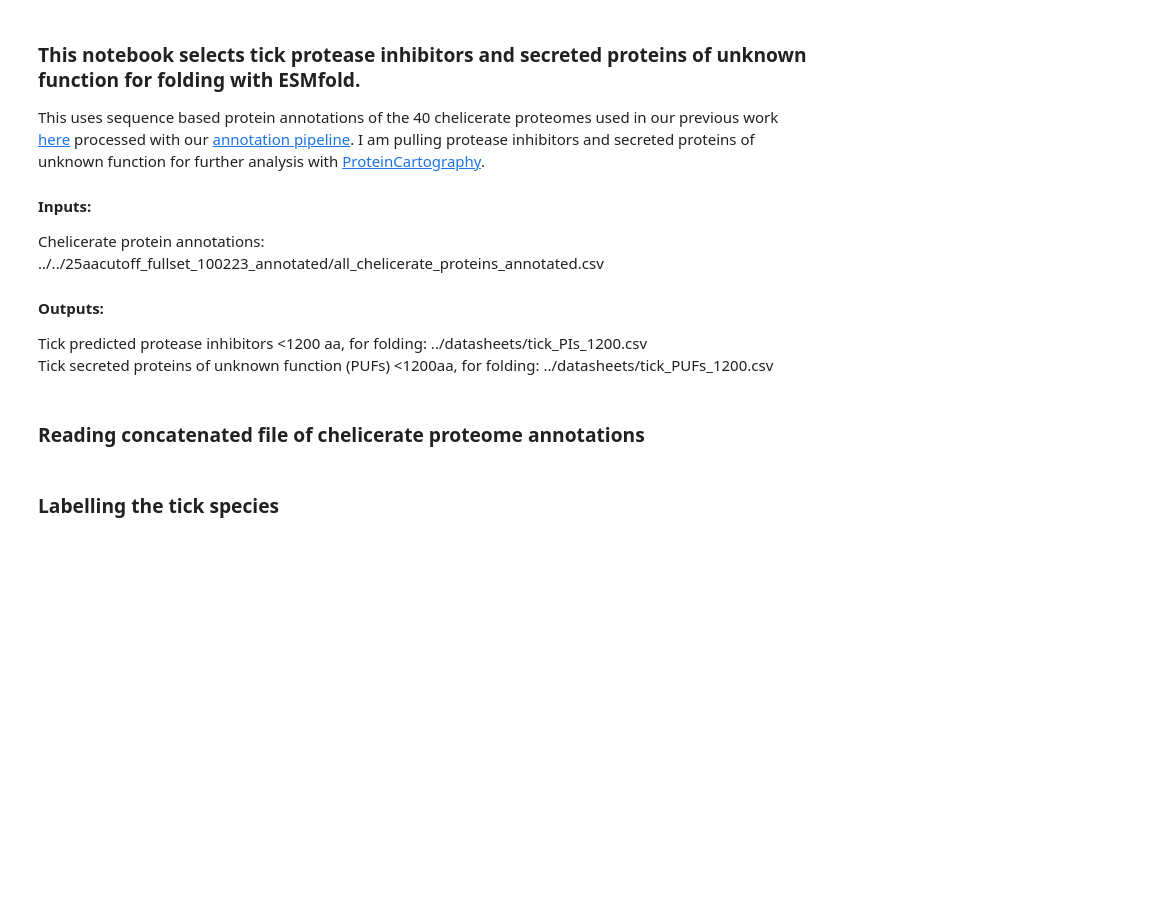
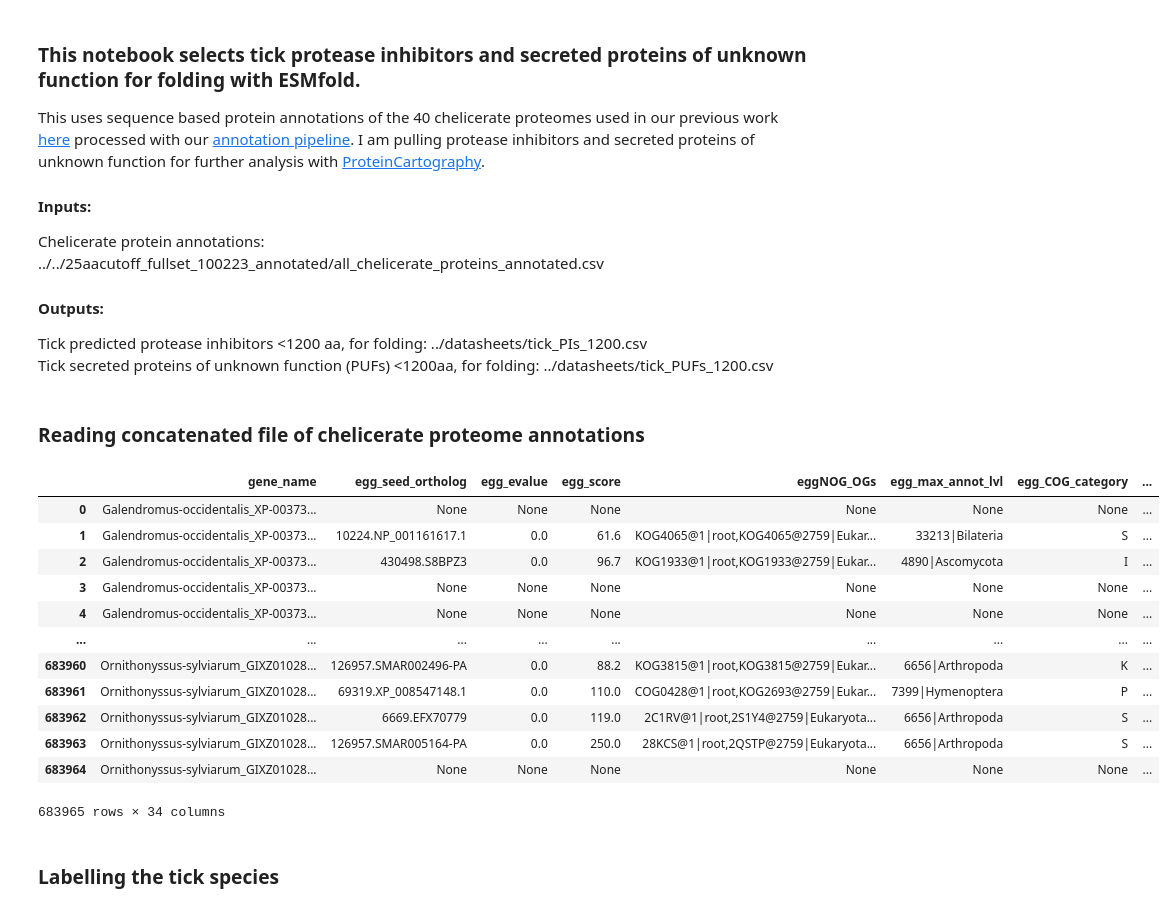
Before and after one commit to Arcadia-Science/2025-pi-disco-pub, a Jupyter notebook: notebooks/01_get_proteins.ipynb, the cells around one changed output. Saved outputs shown, nothing was run; the diff lists cells and outputs as text; code cells hidden in the pictures; blank space fills up the shorter version.

```diff
--- a/notebooks/01_get_proteins.ipynb
+++ b/notebooks/01_get_proteins.ipynb
@@ -18,7 +19,22 @@ pd.set_option('display.max_columns', None)
 # %% [markdown]
 ### Reading concatenated file of chelicerate proteome annotations
 # %%
-all_df = pd.read_csv("../../25aacutoff_fullset_100223_annotated/all_chelicerate_proteins_annotated.csv")
+all_df = pd.read_csv("../../25aacutoff_fullset_100223_annotated/all_chelicerate_proteins.csv").fillna("None")
+all_df
+# %% [output]
+|  | gene_name | egg_seed_ortholog | egg_evalue | egg_score | eggNOG_OGs | egg_max_annot_lvl | egg_COG_category | ... |
+| 0 | Galendromus-occidentalis_XP-00373... | None | None | None | None | None | None | ... |
+| 1 | Galendromus-occidentalis_XP-00373... | 10224.NP_001161617.1 | 0.0 | 61.6 | KOG4065@1|root,KOG4065@2759|Eukar... | 33213|Bilateria | S | ... |
+| 2 | Galendromus-occidentalis_XP-00373... | 430498.S8BPZ3 | 0.0 | 96.7 | KOG1933@1|root,KOG1933@2759|Eukar... | 4890|Ascomycota | I | ... |
+| 3 | Galendromus-occidentalis_XP-00373... | None | None | None | None | None | None | ... |
+| 4 | Galendromus-occidentalis_XP-00373... | None | None | None | None | None | None | ... |
+| ... | ... | ... | ... | ... | ... | ... | ... | ... |
+| 683960 | Ornithonyssus-sylviarum_GIXZ01028... | 126957.SMAR002496-PA | 0.0 | 88.2 | KOG3815@1|root,KOG3815@2759|Eukar... | 6656|Arthropoda | K | ... |
+| 683961 | Ornithonyssus-sylviarum_GIXZ01028... | 69319.XP_008547148.1 | 0.0 | 110.0 | COG0428@1|root,KOG2693@2759|Eukar... | 7399|Hymenoptera | P | ... |
+| 683962 | Ornithonyssus-sylviarum_GIXZ01028... | 6669.EFX70779 | 0.0 | 119.0 | 2C1RV@1|root,2S1Y4@2759|Eukaryota... | 6656|Arthropoda | S | ... |
+| 683963 | Ornithonyssus-sylviarum_GIXZ01028... | 126957.SMAR005164-PA | 0.0 | 250.0 | 28KCS@1|root,2QSTP@2759|Eukaryota... | 6656|Arthropoda | S | ... |
+| 683964 | Ornithonyssus-sylviarum_GIXZ01028... | None | None | None | None | None | None | ... |
+683965 rows × 34 columns
 # %% [markdown]
 ### Labelling the tick species
 # %%
```
Also changed, not shown: parts of 9 cells of this notebook, 9 other files.
